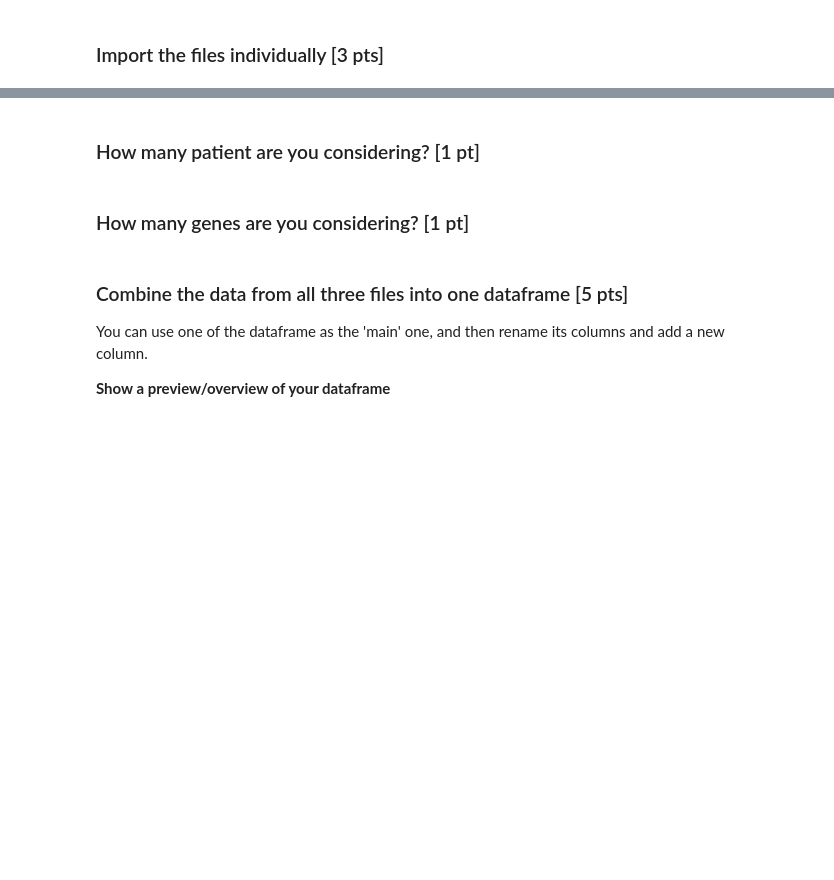
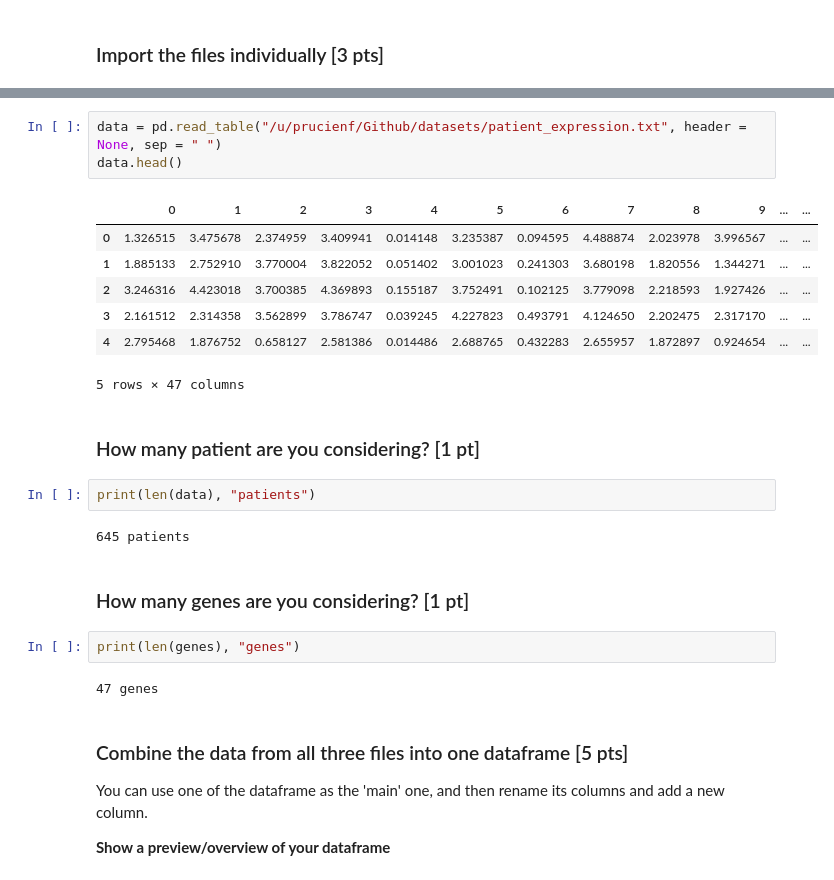
Before and after one commit to Franck-ErmiePrucien/BIM6065C, a Jupyter notebook: notebooks/exercices_good_practices.ipynb, the cells around one changed output, grey strips where cells are left out. Cells and saved outputs as stored; diff of their text form; blank space fills up the shorter version.

```diff
--- a/notebooks/exercices_good_practices.ipynb
+++ b/notebooks/exercices_good_practices.ipynb
@@ -58,7 +73,26 @@ SyntaxError: invalid syntax (1212738293.py, line 1)
+# %%
+data = pd.read_table("/u/prucienf/Github/datasets/patient_expression.txt", header = None, sep = " ")
+data.head()
+# %% [output]
+|  | 0 | 1 | 2 | 3 | 4 | 5 | 6 | 7 | 8 | 9 | ... | ... |
+| 0 | 1.326515 | 3.475678 | 2.374959 | 3.409941 | 0.014148 | 3.235387 | 0.094595 | 4.488874 | 2.023978 | 3.996567 | ... | ... |
+| 1 | 1.885133 | 2.752910 | 3.770004 | 3.822052 | 0.051402 | 3.001023 | 0.241303 | 3.680198 | 1.820556 | 1.344271 | ... | ... |
+| 2 | 3.246316 | 4.423018 | 3.700385 | 4.369893 | 0.155187 | 3.752491 | 0.102125 | 3.779098 | 2.218593 | 1.927426 | ... | ... |
+| 3 | 2.161512 | 2.314358 | 3.562899 | 3.786747 | 0.039245 | 4.227823 | 0.493791 | 4.124650 | 2.202475 | 2.317170 | ... | ... |
+| 4 | 2.795468 | 1.876752 | 0.658127 | 2.581386 | 0.014486 | 2.688765 | 0.432283 | 2.655957 | 1.872897 | 0.924654 | ... | ... |
+5 rows × 47 columns
 # %% [markdown]
 ### How many patient are you considering? [1 pt]
+# %%
+print(len(data), "patients")
+# %% [output]
+645 patients
 # %% [markdown]
 ### How many genes are you considering? [1 pt]
+# %%
+print(len(genes), "genes")
+# %% [output]
+47 genes
 # %% [markdown]
 ### Combine the data from all three files into one dataframe [5 pts]
 You can use one of the dataframe as the 'main' one, and then rename its columns and add a new column.
```
Also changed, not shown: parts of 8 cells of this notebook.
